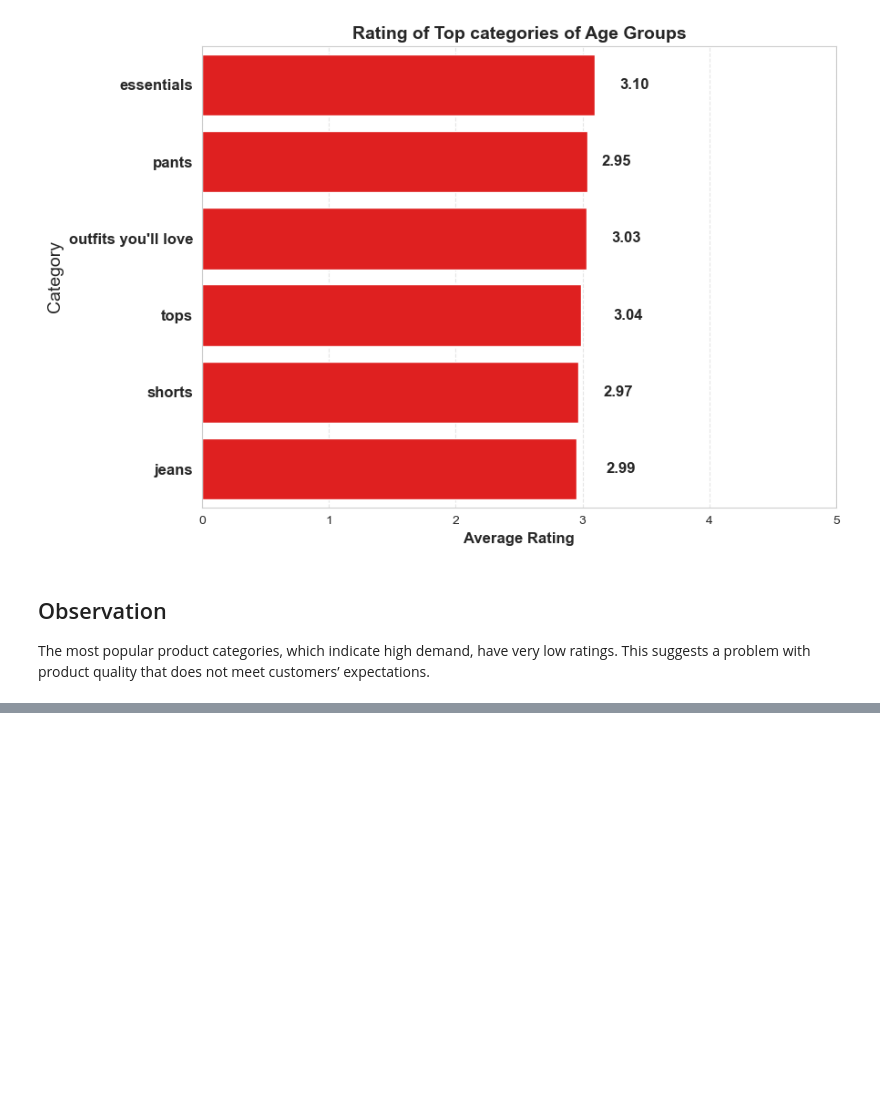
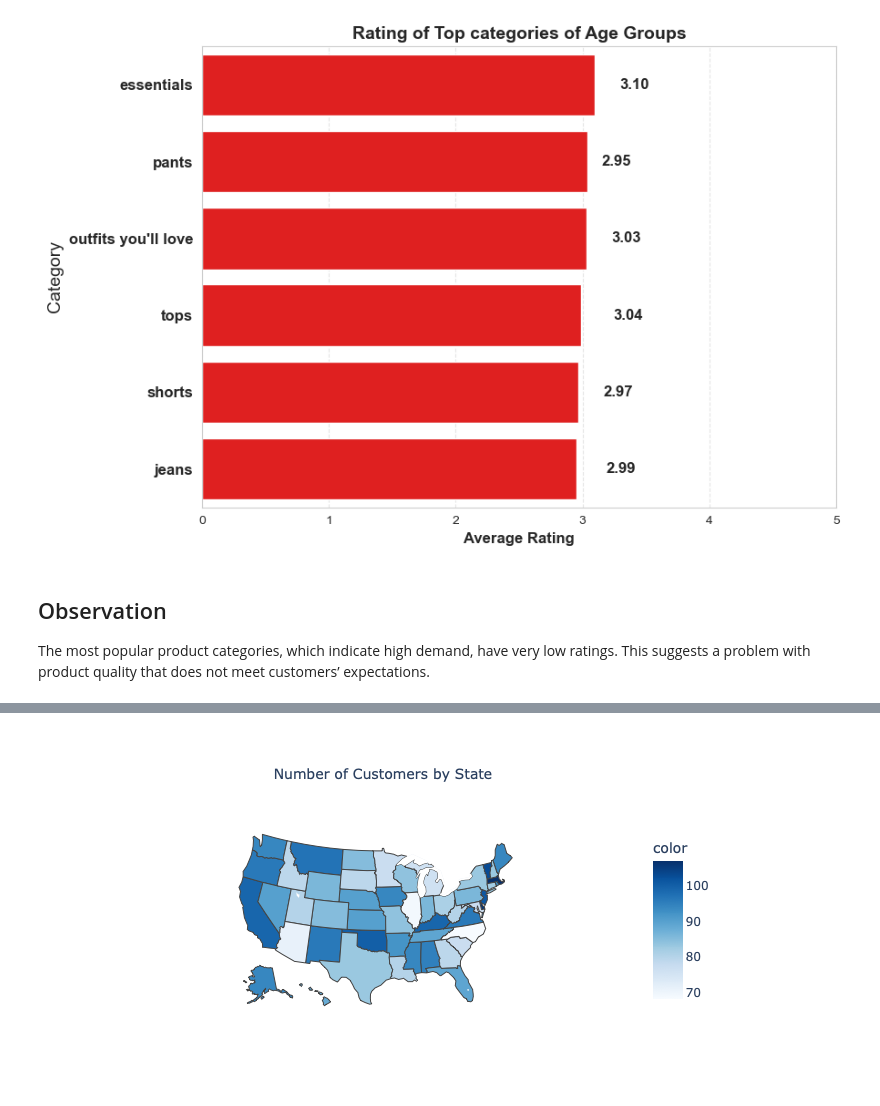
Before and after one commit to kristina-pal/3461226_BD2, a Jupyter notebook: 3461226_BD2.ipynb, the cells around one changed output, grey strips where cells are left out. Saved outputs shown, nothing was run; the diff lists cells and outputs as text; code cells hidden in the pictures; blank space fills up the shorter version.

```diff
--- a/3461226_BD2.ipynb
+++ b/3461226_BD2.ipynb
@@ -714,0 +776,50 @@ plt.show()
+# %%
+# Number of customers (or reviews) by state
+
+import plotly.express as px
+
+us_state_abbrev = {
+    'Alabama': 'AL', 'Alaska': 'AK', 'Arizona': 'AZ', 'Arkansas': 'AR', 'California': 'CA',
+    'Colorado': 'CO', 'Connecticut': 'CT', 'Delaware': 'DE', 'Florida': 'FL', 'Georgia': 'GA',
+    'Hawaii': 'HI', 'Idaho': 'ID', 'Illinois': 'IL', 'Indiana': 'IN', 'Iowa': 'IA',
+    'Kansas': 'KS', 'Kentucky': 'KY', 'Louisiana': 'LA', 'Maine': 'ME', 'Maryland': 'MD',
+    'Massachusetts': 'MA', 'Michigan': 'MI', 'Minnesota': 'MN', 'Mississippi': 'MS', 'Missouri': 'MO',
+    'Montana': 'MT', 'Nebraska': 'NE', 'Nevada': 'NV', 'New Hampshire': 'NH', 'New Jersey': 'NJ',
+    'New Mexico': 'NM', 'New York': 'NY', 'North Carolina': 'NC', 'North Dakota': 'ND',
+    'Ohio': 'OH', 'Oklahoma': 'OK', 'Oregon': 'OR', 'Pennsylvania': 'PA', 'Rhode Island': 'RI',
+    'South Carolina': 'SC', 'South Dakota': 'SD', 'Tennessee': 'TN', 'Texas': 'TX', 'Utah': 'UT',
+    'Vermont': 'VT', 'Virginia': 'VA', 'Washington': 'WA', 'West Virginia': 'WV', 'Wisconsin': 'WI', 'Wyoming': 'WY'}
+
+# Count customers by state
+state_counts = users['State'].value_counts().reset_index()
+state_counts.columns = ['State', 'Customers']
+
+state_counts['Abbreviation'] = state_counts['State'].map(us_state_abbrev)
+
+state_counts = state_counts.dropna(subset=['Abbreviation'])
+
+# Sort by number of customers descending
+state_counts = state_counts.sort_values(by='Customers', ascending=False).reset_index(drop=True)
+
+state_counts['Customers'] = state_counts['Customers'].apply(lambda x: f"{x:,}")
+
+# USA map
+fig = px.choropleth(
+    state_counts,
+    locations='Abbreviation',
+    locationmode='USA-states',
+    color=state_counts['Customers'].astype(int),
+    color_continuous_scale='Blues',
+    scope='usa',
+    title='Number of Customers by State')
+
+fig.update_layout(
+    title_font_size=14,
+    title_x=0.5,
+    geo=dict(lakecolor='white', projection_type='albers usa'))
+
+fig.show()
+
+# fig.write_image("Customers by State.png", scale=2)
+# %% [output]
+[figure, added]
```
Also changed, not shown: parts of 14 cells of this notebook, 2 other files.
